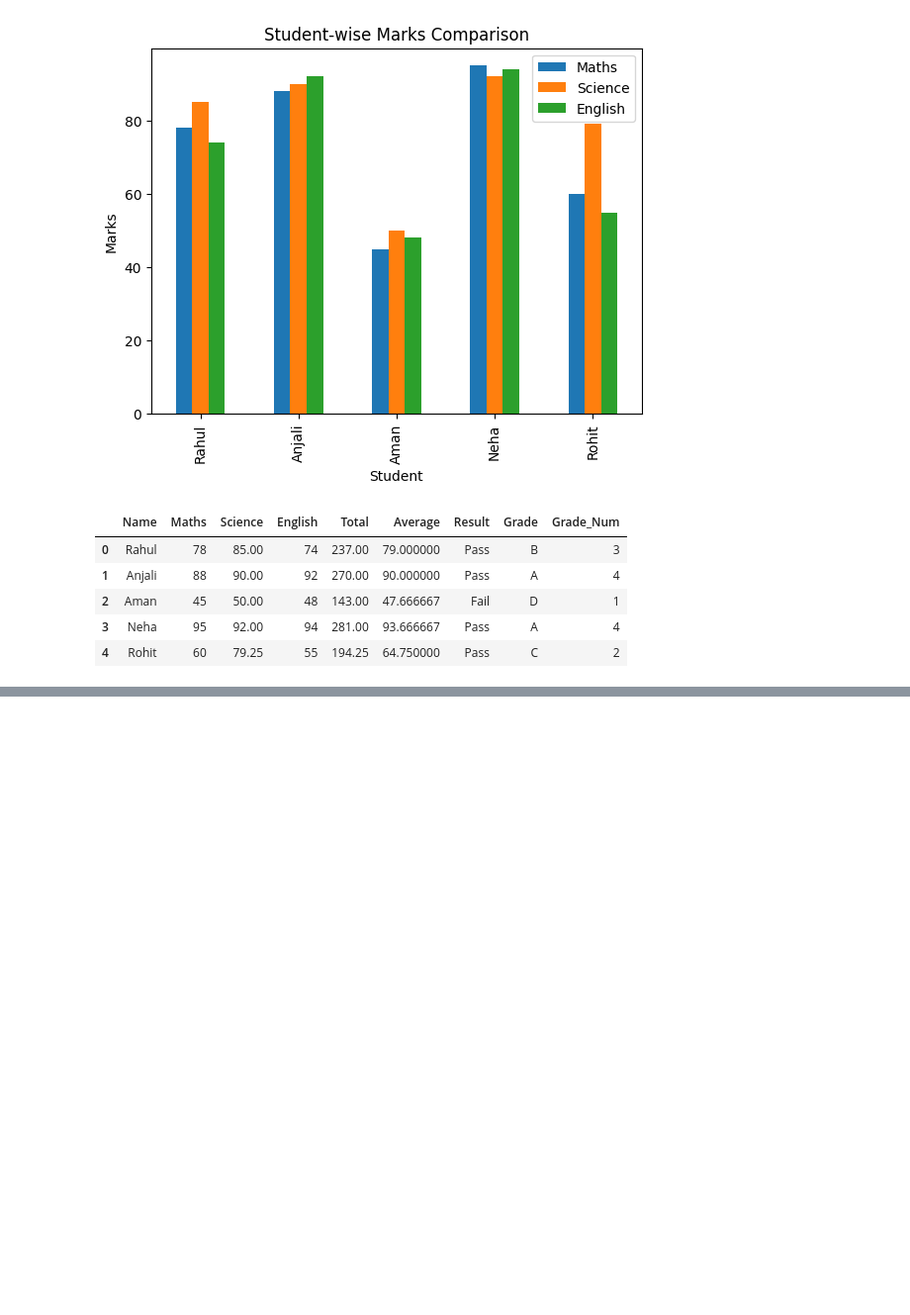
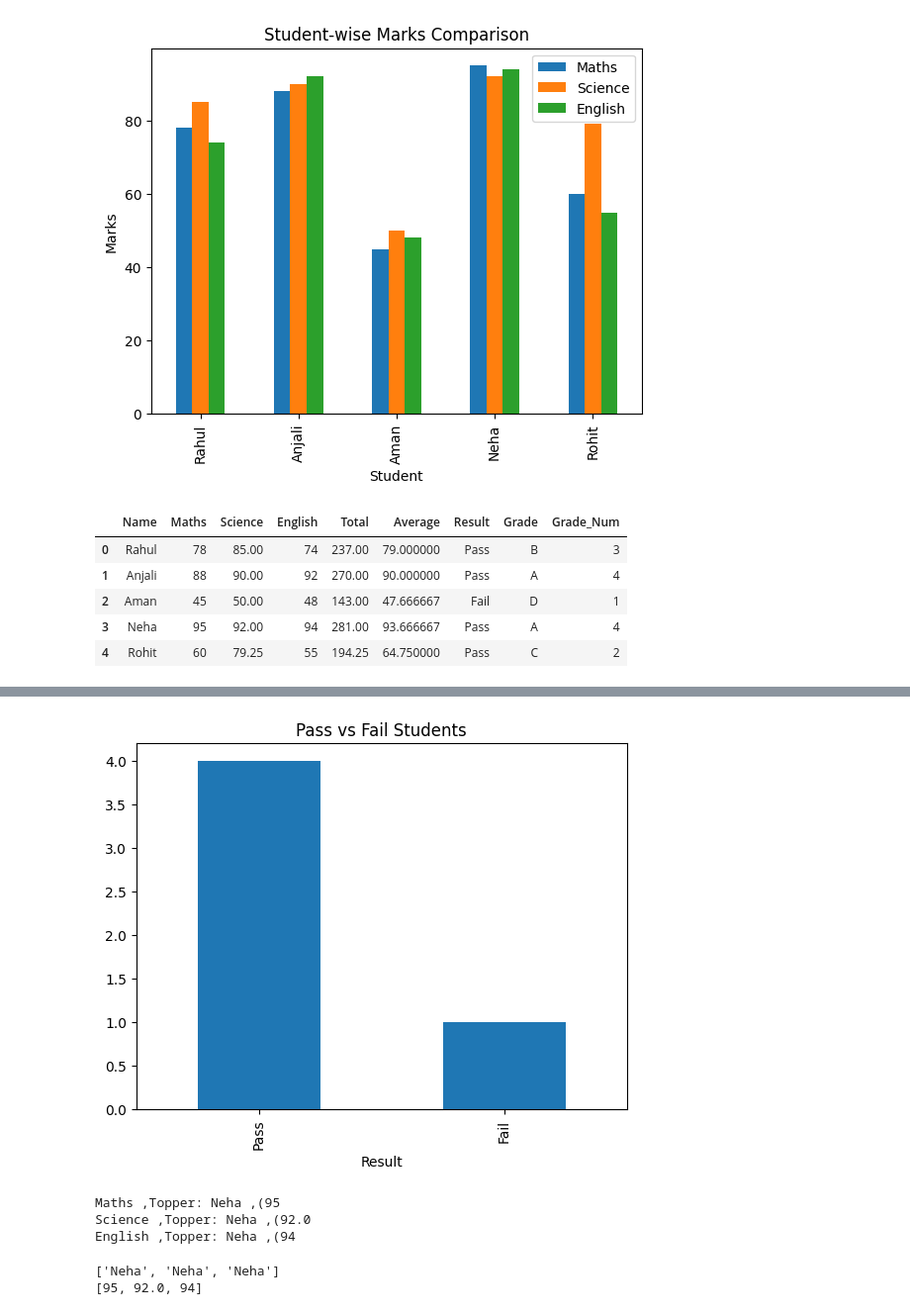
Before and after one commit to Deepanshu-8126/Projects-Data-Analysis-Beg-to-Adv-, a Jupyter notebook: Student_Performance.ipynb, the cells around one changed output, grey strips where cells are left out. Shown at 99% size. Drawn from its saved outputs; the diff is of its cells as text; code cells hidden in the pictures; blank space fills up the shorter version.

```diff
--- a/Student_Performance.ipynb
+++ b/Student_Performance.ipynb
@@ -218,0 +245,29 @@ df
+# %%
+
+df["Result"].value_counts().plot(kind="bar")
+plt.title("Pass vs Fail Students")
+plt.ylabel("")
+plt.show()
+# %% [output]
+[figure, added]
+# %%
+# Subject wise topper
+subjects = ["Maths", "Science", "English"]
+topper_marks=[]
+topper_name = []
+for sub in subjects:
+    topper = df.loc[df[sub].idxmax(), "Name"]
+    marks = df[sub].max()
+    print(f"{sub} ,Topper: {topper} ,({marks}")
+    topper_marks.append(marks)
+    topper_name.append(topper)
+# %% [output]
+Maths ,Topper: Neha ,(95
+Science ,Topper: Neha ,(92.0
+English ,Topper: Neha ,(94
+# %%
+print(topper_name)
+print(topper_marks)
+# %% [output]
+['Neha', 'Neha', 'Neha']
+[95, 92.0, 94]
```
Also changed, not shown: parts of 6 cells of this notebook.
